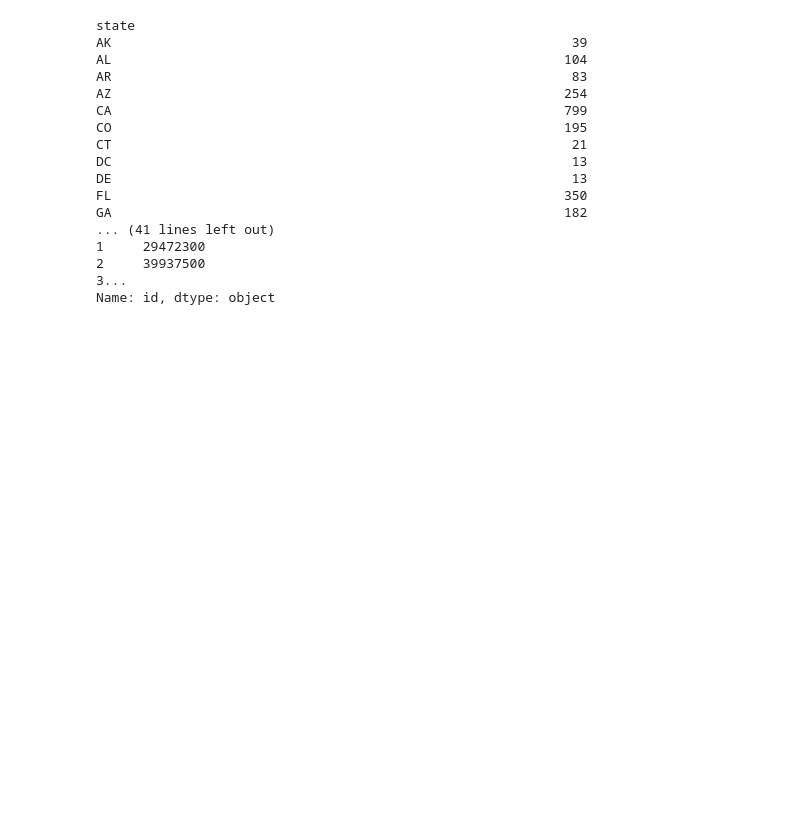
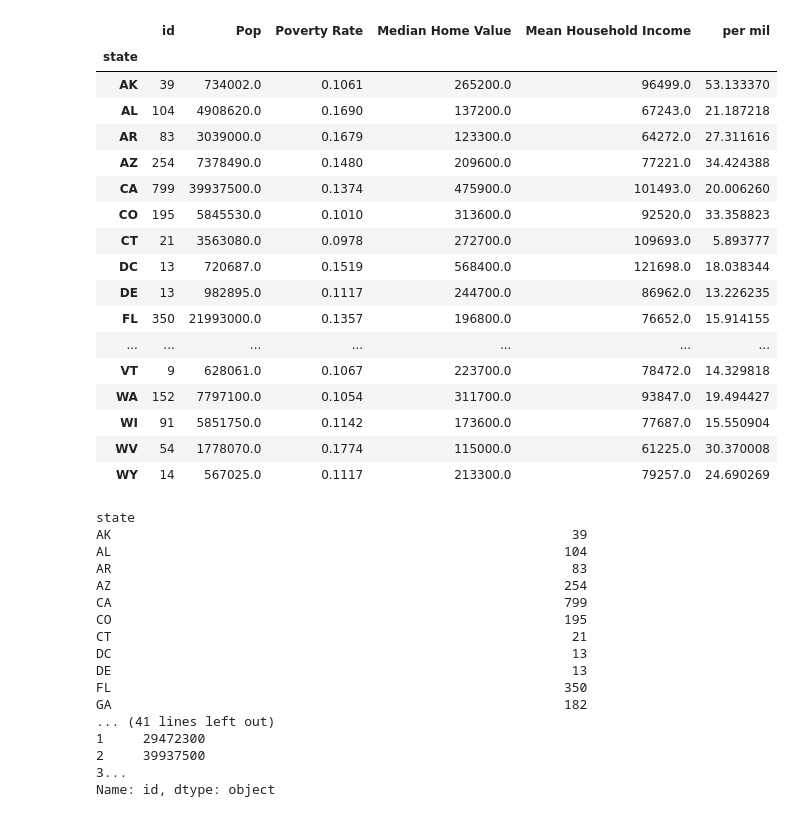
Before and after one commit to cse412-21sp/fatal-police-shooting, a Jupyter notebook: data/Untitled.ipynb, the cells around one changed output. Drawn from its saved outputs; the diff is of its cells as text; code cells hidden in the pictures; blank space fills up the shorter version.

```diff
--- a/data/Untitled.ipynb
+++ b/data/Untitled.ipynb
@@ -19,3 +19,26 @@ temp.to_csv('state_3.csv')
+# %%
+temp['per mil'] = temp['id']*1000000/temp['Pop']
+# %%
+temp
+# %% [output]
+|  | id | Pop | Poverty Rate | Median Home Value | Mean Household Income | per mil |
+| state |  |  |  |  |  |  |
+| AK | 39 | 734002.0 | 0.1061 | 265200.0 | 96499.0 | 53.133370 |
+| AL | 104 | 4908620.0 | 0.1690 | 137200.0 | 67243.0 | 21.187218 |
+| AR | 83 | 3039000.0 | 0.1679 | 123300.0 | 64272.0 | 27.311616 |
+| AZ | 254 | 7378490.0 | 0.1480 | 209600.0 | 77221.0 | 34.424388 |
+| CA | 799 | 39937500.0 | 0.1374 | 475900.0 | 101493.0 | 20.006260 |
+| CO | 195 | 5845530.0 | 0.1010 | 313600.0 | 92520.0 | 33.358823 |
+| CT | 21 | 3563080.0 | 0.0978 | 272700.0 | 109693.0 | 5.893777 |
+| DC | 13 | 720687.0 | 0.1519 | 568400.0 | 121698.0 | 18.038344 |
+| DE | 13 | 982895.0 | 0.1117 | 244700.0 | 86962.0 | 13.226235 |
+| FL | 350 | 21993000.0 | 0.1357 | 196800.0 | 76652.0 | 15.914155 |
+| ... | ... | ... | ... | ... | ... | ... |
+| VT | 9 | 628061.0 | 0.1067 | 223700.0 | 78472.0 | 14.329818 |
+| WA | 152 | 7797100.0 | 0.1054 | 311700.0 | 93847.0 | 19.494427 |
+| WI | 91 | 5851750.0 | 0.1142 | 173600.0 | 77687.0 | 15.550904 |
+| WV | 54 | 1778070.0 | 0.1774 | 115000.0 | 61225.0 | 30.370008 |
+| WY | 14 | 567025.0 | 0.1117 | 213300.0 | 79257.0 | 24.690269 |
 # %%
 main2 = main2['id']
 # %%
```
Also changed, not shown: parts of 1 cell of this notebook, 8 other files.
